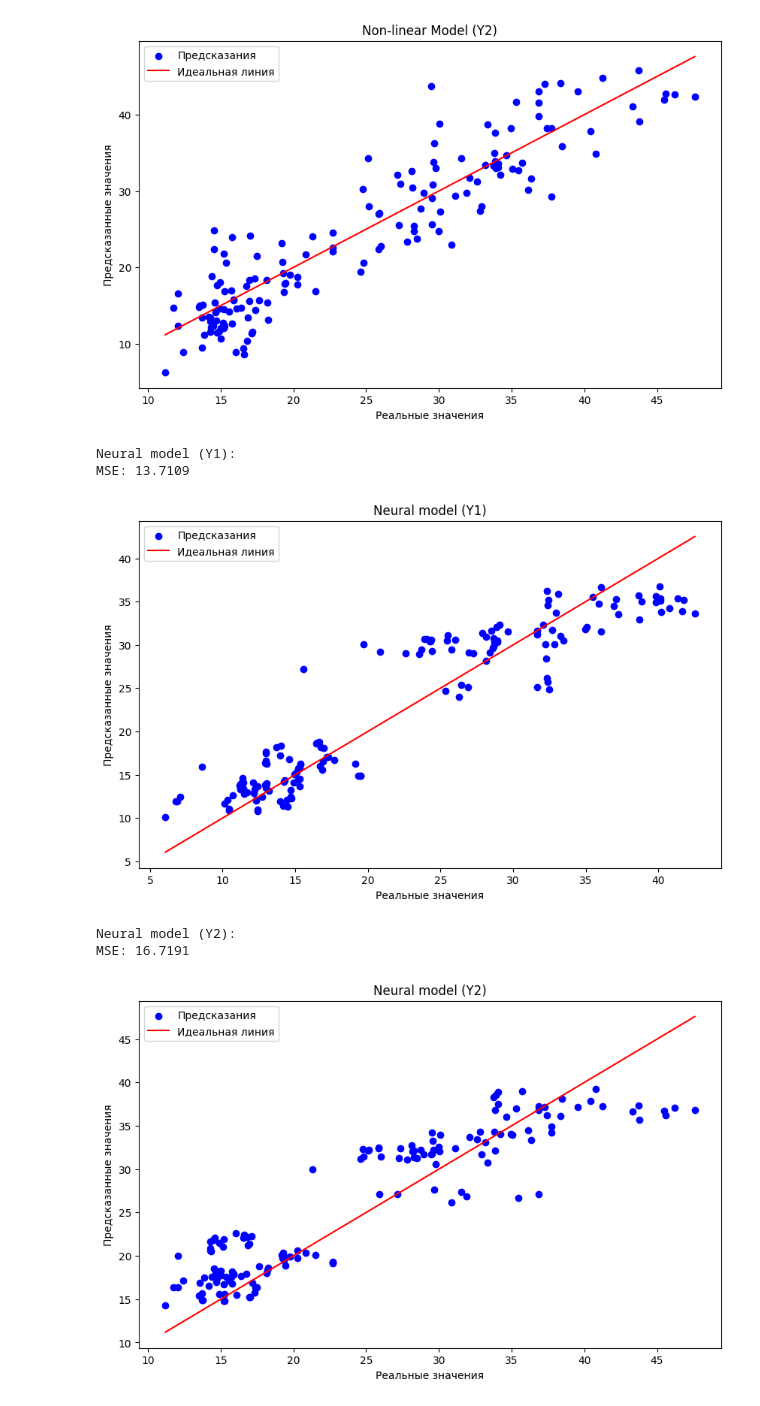
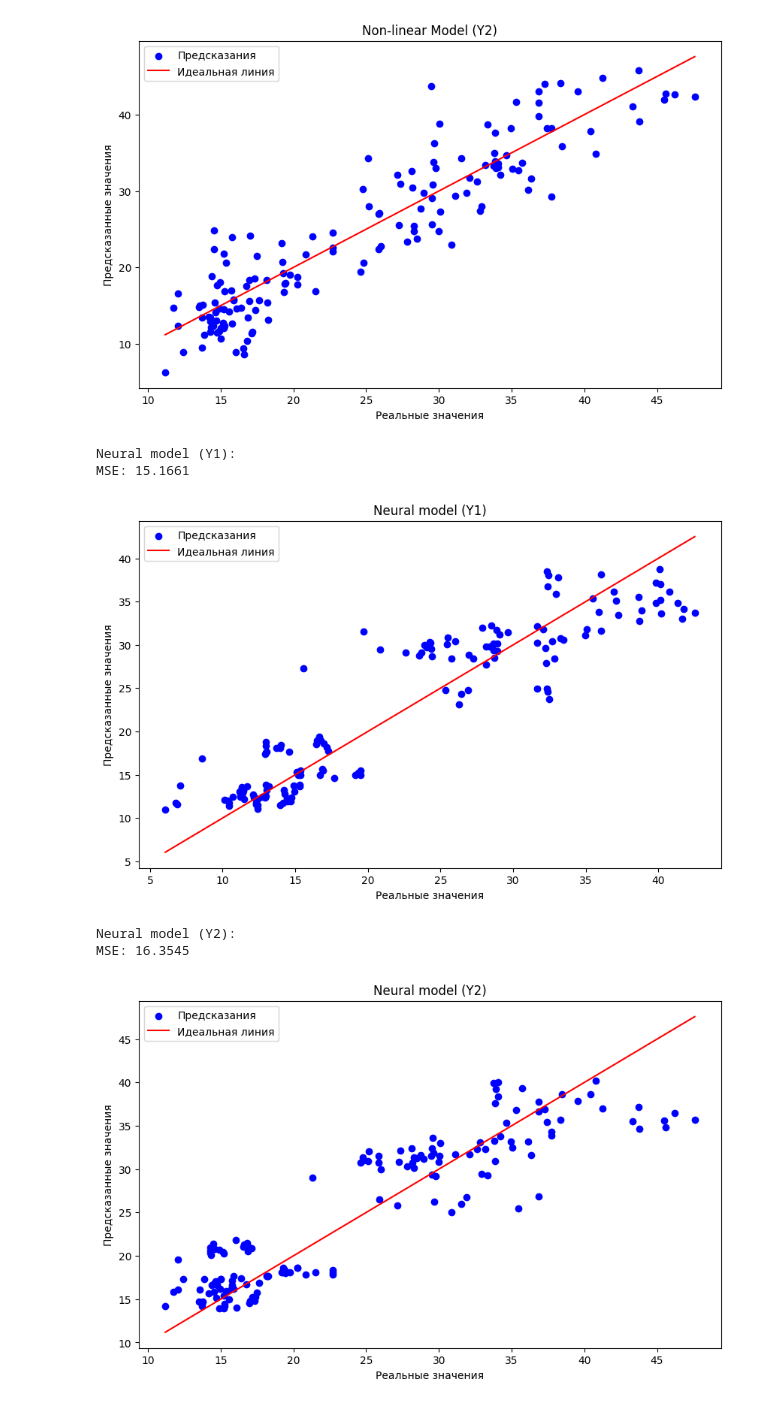
Before and after one commit to vladocrat/ML, a Jupyter notebook: lab4/main.ipynb, the cells around one changed output. Drawn from its saved outputs; the diff is of its cells as text; code cells hidden in the pictures.

```diff
--- a/lab4/main.ipynb
+++ b/lab4/main.ipynb
@@ -21,7 +21,7 @@ def print_statistics(y_test, y_pred, model_name):
     print(f"\n{model_name}:")
     print(f"MSE: {mean_squared_error(y_test, y_pred):.4f}")
 
-def plot_predictions(y_test, y_pred, title):
+def plot(y_test, y_pred, title):
     plt.figure(figsize=(10, 6))
     plt.scatter(y_test, y_pred, color='blue', label='Предсказания')
     plt.plot([min(y_test), max(y_test)], [min(y_test), max(y_test)], color='red',
@@ -101,24 +101,24 @@ MSE: 15.8828
 # %%
 from sklearn.neural_network import MLPRegressor
 
-mlp_reg = MLPRegressor(hidden_layer_sizes=(100, 50, 20), activation='relu', solver='adam', max_iter=1000, random_state=1111)
+mlp_reg = MLPRegressor(hidden_layer_sizes=(10), activation='relu', solver='adam', max_iter=10000, random_state=1)
 mlp_reg.fit(X_train, y1_train)
-y1_pred = mlp_reg.predict(X_test)
-print_statistics(y1_test, y1_pred, "Neural model (Y1)")
-plot_predictions(y1_test, y1_pred, "Neural model (Y1)")
+y1_pred_neuro = mlp_reg.predict(X_test)
+print_statistics(y1_test, y1_pred_neuro, "Neural model (Y1)")
+plot(y1_test, y1_pred_neuro, "Neural model (Y1)")
 
 mlp_reg.fit(X_train, y2_train)
-y2_pred = mlp_reg.predict(X_test)
-print_statistics(y2_test, y2_pred, "Neural model (Y2)")
-plot_predictions(y2_test, y2_pred, "Neural model (Y2)")
-models_results.append([[y1_test, y1_pred], [y2_test, y2_pred]])
+y2_pred_neuro = mlp_reg.predict(X_test)
+print_statistics(y2_test, y2_pred_neuro, "Neural model (Y2)")
+plot(y2_test, y2_pred_neuro, "Neural model (Y2)")
+models_results.append([[y1_test, y1_pred_neuro], [y2_test, y2_pred_neuro]])
 # %% [output]
 Neural model (Y1):
-MSE: 13.7109
+MSE: 15.1661
-[figure, old version]
+[figure, new version]
 Neural model (Y2):
-MSE: 16.7191
+MSE: 16.3545
-[figure, old version]
+[figure, new version]
 # %%
 from sklearn.metrics import max_error, mean_absolute_error, mean_absolute_percentage_error
 
```
Also changed, not shown: parts of 15 cells of this notebook.
